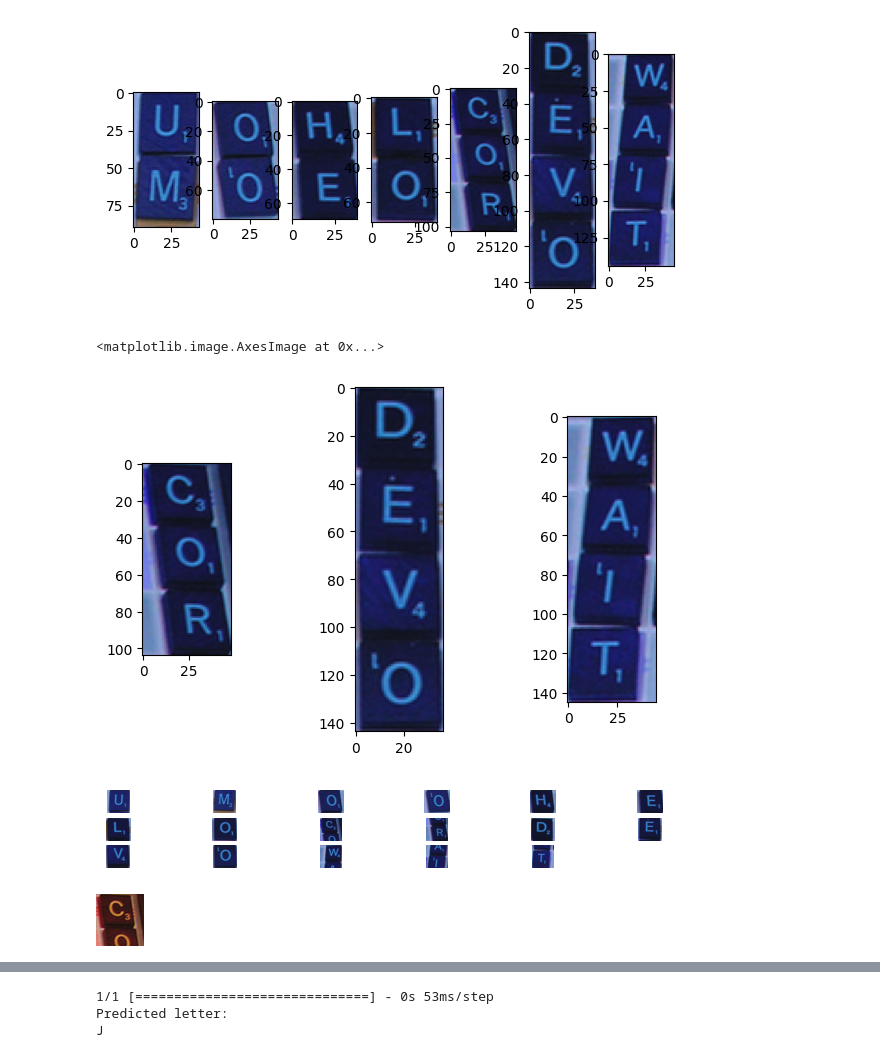
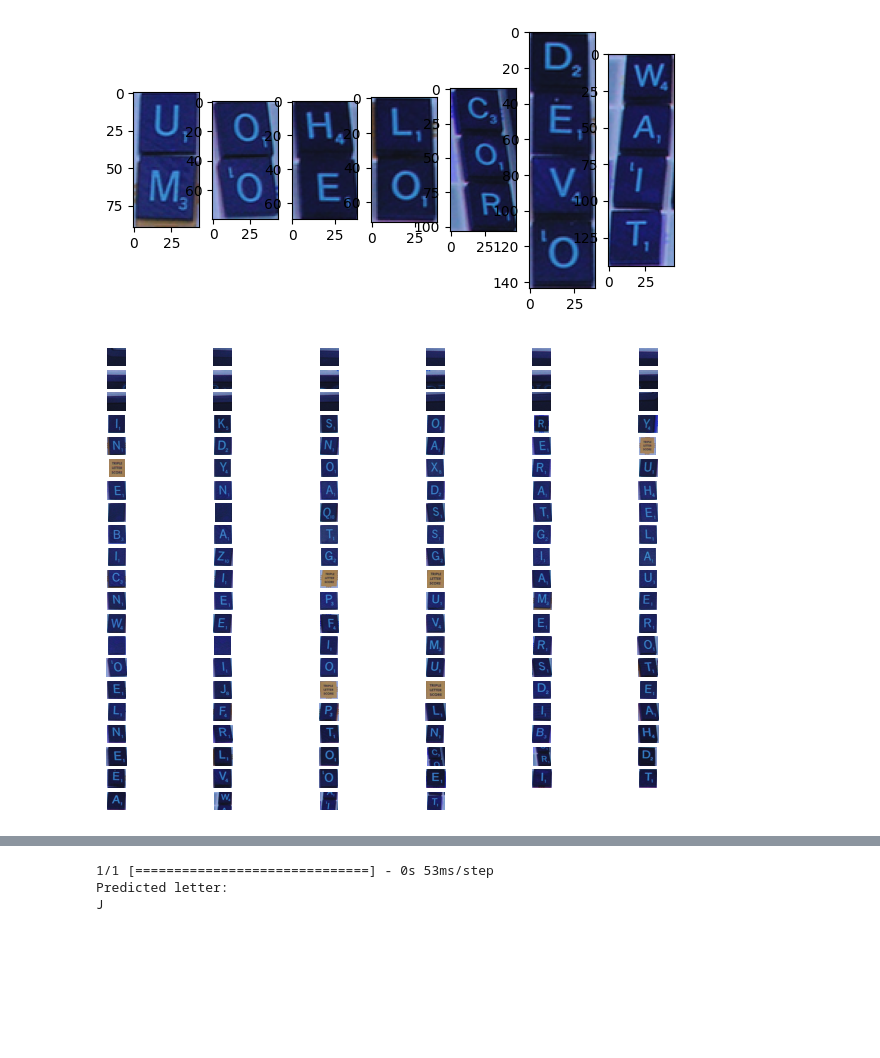
Before and after one commit to fyng/ScrabbleDetector, a Jupyter notebook: arthur_cf_copy.ipynb, the cells around one changed output, grey strips where cells are left out. Cells and saved outputs as stored; diff of their text form; code cells hidden in the pictures; blank space fills up the shorter version.

```diff
--- a/arthur_cf_copy.ipynb
+++ b/arthur_cf_copy.ipynb
@@ -287,27 +311,14 @@ for i in  range(j-1):
   plt.imshow(rgb_images[i+1])
 # %% [output]
 [figure]
-# %%
-plt.subplot(1,6,1)
-plt.imshow(rgb_images[5])
-plt.subplot(1,6,3)
-plt.imshow(rgb_images[6])
-plt.subplot(1,6,5)
-plt.imshow(rgb_images[7])
-# %% [output]
-<matplotlib.image.AxesImage at 0x...>
-[figure, removed]
 # %%
 # New Contour
 
 import math
 def crop_contour1(contours, img):
     img_arr = []
-    rows = math.ceil(len(g)/6)
-    num = 0
     for c in contours:
         x,y,w,h = cv2.boundingRect(c)
-        ROI = img[y:y+h, x:x+w]
         if abs(h-w) > (h+w)/4:
           if h > w:
             n = round(h/w)
@@ -315,37 +326,33 @@ def crop_contour1(contours, img):
             for i in range(n):
               ROI = img[y:y+h, x:x+w]
               img_arr.append(ROI)
-              plt.subplot(rows,6,num+1)
-              plt.axis('off')
-              plt.imshow(ROI)
-              num += 1
               y = y+h
-          # else:
-          #   n = round(w/h)
-          #   w = round(w/n)
-          #   for i in range(n):
-          #     ROI = img[y:y+h, x:x+w]
-          #     img_arr.append(ROI)
-          #     plt.subplot(rows,6,num+1)
-          #     plt.axis('off')
-          #     plt.imshow(ROI)
-          #     num += 1
-          #     x = x+w
+          else:
+            n = round(w/h)
+            w = round(w/n)
+            for i in range(n):
+              ROI = img[y:y+h, x:x+w]
+              img_arr.append(ROI)
+              x = x+w
+        else:
+          ROI = img[y:y+h, x:x+w]
+          img_arr.append(ROI)
 
-            # img_arr.append(ROI)
-            # plt.subplot(rows,6,num+1)
-            # plt.axis('off')
-            # plt.imshow(ROI)
-            # num += 1
     return img_arr
 # %%
 rgb_images1 = crop_contour1(g, test_img)
-# %% [output]
-[figure, removed]
-# %%
-cv2_imshow(rgb_images1[8])
-# %% [output]
-[figure, removed]
+# %%
+# Plot all squares
+
+rows = math.ceil(len(rgb_images1)/6)
+num = 0
+for im in rgb_images1:
+  plt.subplot(rows,6,num+1)
+  plt.axis('off')
+  plt.imshow(im)
+  num += 1
+# %% [output]
+[figure, added]
 # %%
 imgs = [cv2.cvtColor(img, cv2.COLOR_BGR2GRAY) for img in rgb_images]
 imgs = [cv2.resize(img, (28, 28)) for img in imgs]
```
Also changed, not shown: parts of 6 cells of this notebook.
